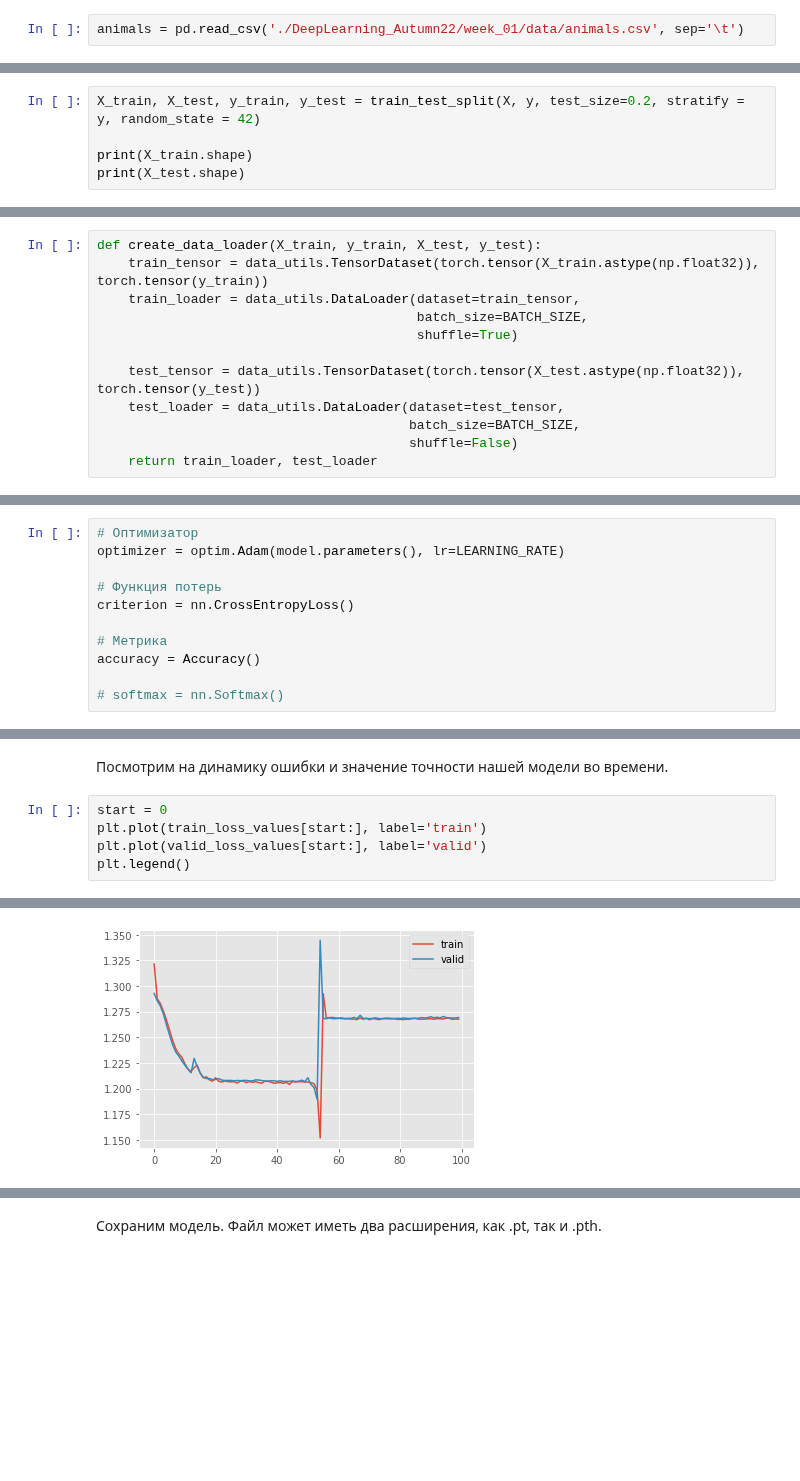
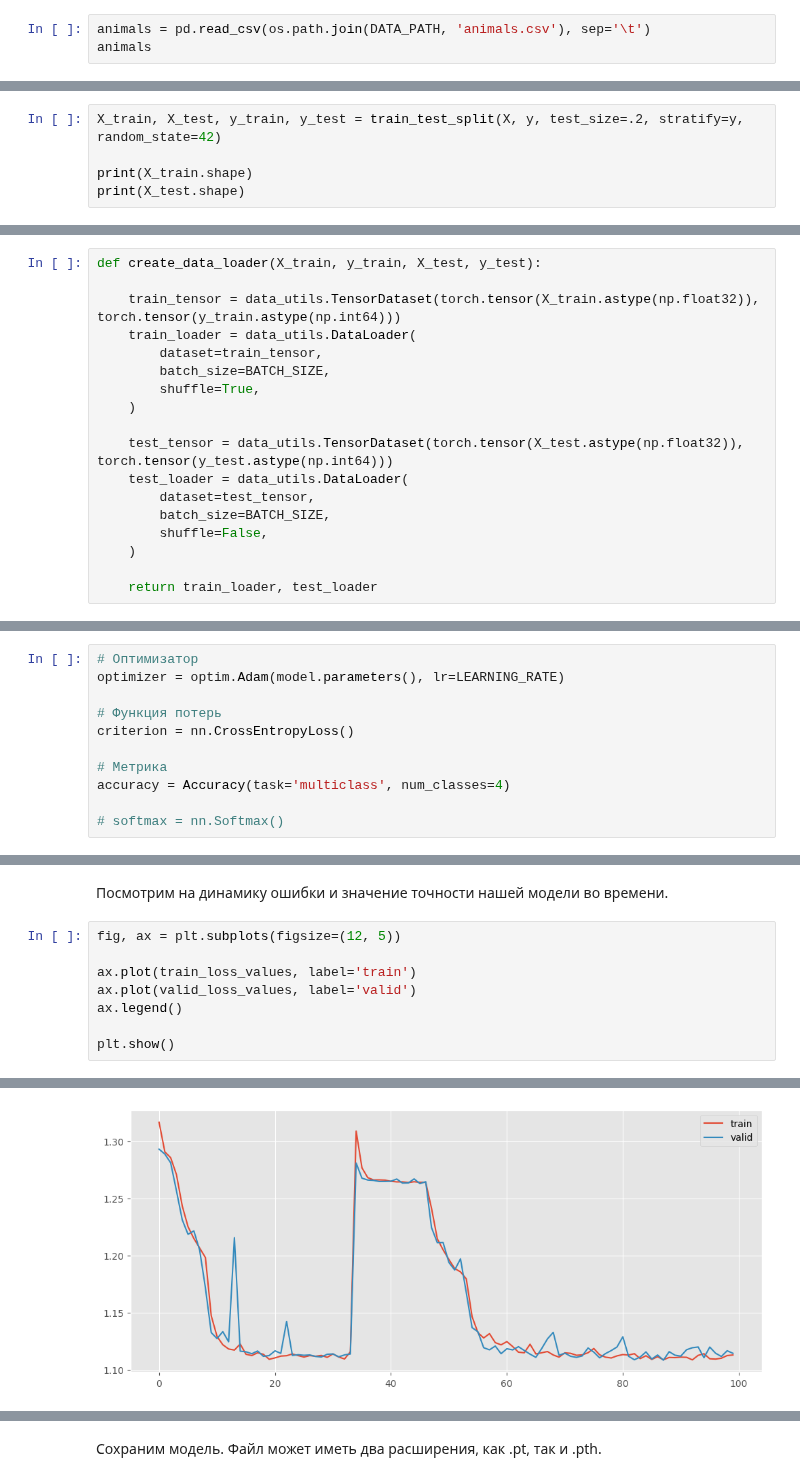
Before and after one commit to mikhailmartin/RiskModellingResearch-DeepLearning, a Jupyter notebook: week_01/intro_NN_pytorch.ipynb, the cells around one changed output, grey strips where cells are left out. Drawn from its saved outputs; the diff is of its cells as text; blank space fills up the shorter version.

Commit message:
week_01 прогнал intro_NN_pytorch.ipynb

```diff
--- a/week_01/intro_NN_pytorch.ipynb
+++ b/week_01/intro_NN_pytorch.ipynb
@@ -38,4 +50,5 @@ __Делать всё это мы будем на животных.__ Ежего
 
 Используя датасет с входной информацией (цвет, пол, возраст и т.п.) из одного из приютов, мы попытаемся спрогнозировать что произойдёт с новыми животными, которые попадут в этот приют. Данные, используемые в тетрадке уже были предварительно обработаны и приведены в удобную для построения моделей форму.
 # %%
-animals = pd.read_csv('./DeepLearning_Autumn22/week_01/data/animals.csv', sep='\t')
+animals = pd.read_csv(os.path.join(DATA_PATH, 'animals.csv'), sep='\t')
+animals
@@ -112,7 +124,7 @@ animals.shape
 X = animals.drop('target', axis=1)
 y = animals['target']
 # %%
-X_train, X_test, y_train, y_test = train_test_split(X, y, test_size=0.2, stratify = y, random_state = 42)
+X_train, X_test, y_train, y_test = train_test_split(X, y, test_size=.2, stratify=y, random_state=42)
 
 print(X_train.shape)
 print(X_test.shape)
@@ -300,13 +315,19 @@ from torchmetrics import Accuracy
 Создание __DataLoader__ для обучения сети
 # %%
 def create_data_loader(X_train, y_train, X_test, y_test):
-    train_tensor = data_utils.TensorDataset(torch.tensor(X_train.astype(np.float32)), torch.tensor(y_train))
-    train_loader = data_utils.DataLoader(dataset=train_tensor,
-                                         batch_size=BATCH_SIZE,
-                                         shuffle=True)
 
-    test_tensor = data_utils.TensorDataset(torch.tensor(X_test.astype(np.float32)), torch.tensor(y_test))
-    test_loader = data_utils.DataLoader(dataset=test_tensor,
-                                        batch_size=BATCH_SIZE,
-                                        shuffle=False)
+    train_tensor = data_utils.TensorDataset(torch.tensor(X_train.astype(np.float32)), torch.tensor(y_train.astype(np.int64)))
+    train_loader = data_utils.DataLoader(
+        dataset=train_tensor,
+        batch_size=BATCH_SIZE,
+        shuffle=True,
+    )
+
+    test_tensor = data_utils.TensorDataset(torch.tensor(X_test.astype(np.float32)), torch.tensor(y_test.astype(np.int64)))
+    test_loader = data_utils.DataLoader(
+        dataset=test_tensor,
+        batch_size=BATCH_SIZE,
+        shuffle=False,
+    )
+
     return train_loader, test_loader
@@ -373,7 +402,7 @@ optimizer = optim.Adam(model.parameters(), lr=LEARNING_RATE)
 criterion = nn.CrossEntropyLoss()
 
 # Метрика
-accuracy = Accuracy()
+accuracy = Accuracy(task='multiclass', num_classes=4)
 
 # softmax = nn.Softmax()
 # %% [markdown]
@@ -462,8 +492,11 @@ EPOCH 80 : valid_loss: 1.113535 valid_acc: 0.616383
 # %% [markdown]
  Посмотрим на динамику ошибки и значение точности нашей модели во времени.
 # %%
-start = 0
-plt.plot(train_loss_values[start:], label='train')
-plt.plot(valid_loss_values[start:], label='valid')
-plt.legend()
+fig, ax = plt.subplots(figsize=(12, 5))
+
+ax.plot(train_loss_values, label='train')
+ax.plot(valid_loss_values, label='valid')
+ax.legend()
+
+plt.show()
 # %% [output]
@@ -471,2 +503,2 @@ plt.legend()
-[figure, old version]
+[figure, new version]
 # %%
```
Also changed, not shown: parts of 39 cells of this notebook, 4 other files.
